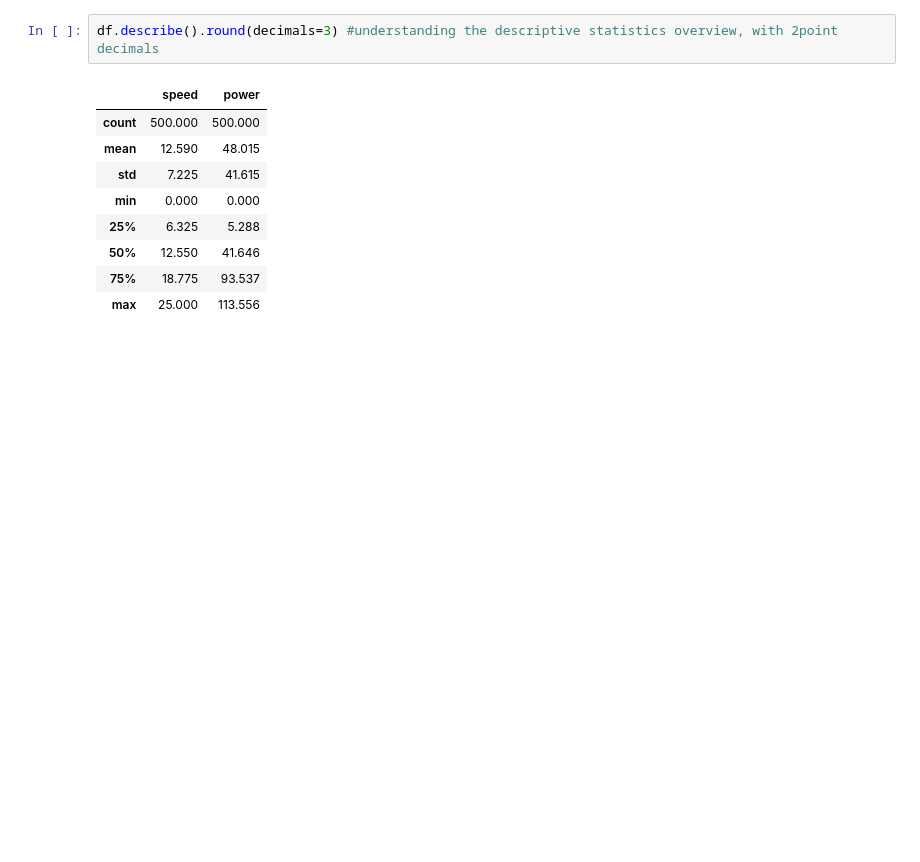
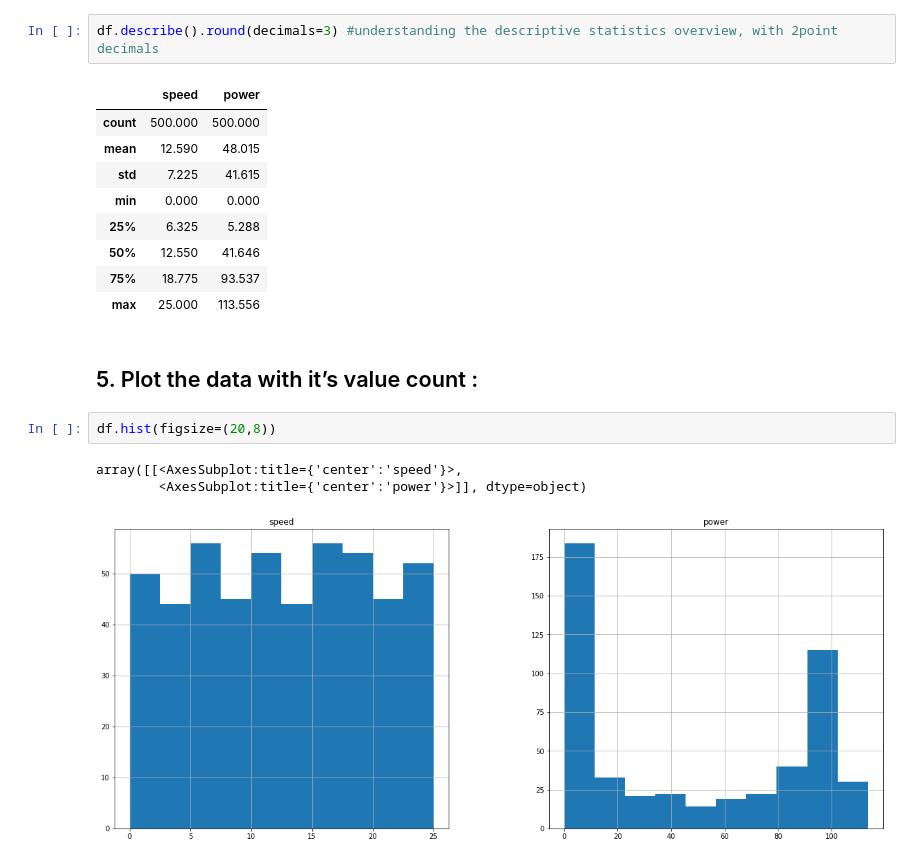
Before and after one commit to AzizDialloG/Project-2020-Fundamentals-of-Data-Analysis, a Jupyter notebook: Project 2020 Fundamentals of Data Analysis - Linear Regression.ipynb, the cells around one changed output. Saved outputs shown, nothing was run; the diff lists cells and outputs as text; blank space fills up the shorter version.

Commit message:
Visualizing Dataset

```diff
--- a/Project 2020 Fundamentals of Data Analysis - Linear Regression.ipynb
+++ b/Project 2020 Fundamentals of Data Analysis - Linear Regression.ipynb
@@ -98,3 +98,11 @@ df.describe().round(decimals=3) #understanding the descriptive statistics overvi
 | 50% | 12.550 | 41.646 |
 | 75% | 18.775 | 93.537 |
 | max | 25.000 | 113.556 |
+# %% [markdown]
+## 5. Plot the data with it’s value count :
+# %%
+df.hist(figsize=(20,8))
+# %% [output]
+array([[<AxesSubplot:title={'center':'speed'}>,
+        <AxesSubplot:title={'center':'power'}>]], dtype=object)
+[figure, added]
```
Also changed, not shown: parts of 3 cells of this notebook.
